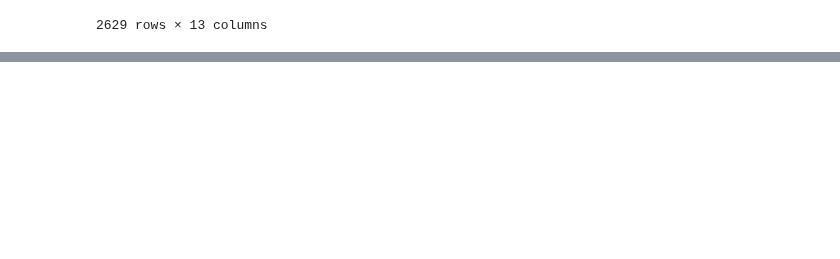
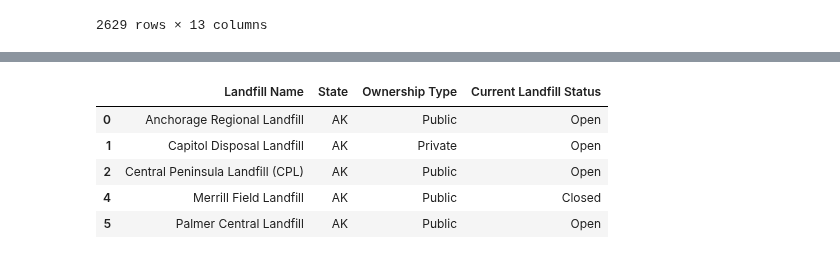
Before and after one commit to LCHoffman/Project_1, a Jupyter notebook: Landfill_df.ipynb, the cells around one changed output, grey strips where cells are left out. Drawn from its saved outputs; the diff is of its cells as text; code cells hidden in the pictures; blank space fills up the shorter version.

```diff
--- a/Landfill_df.ipynb
+++ b/Landfill_df.ipynb
@@ -40,0 +58,11 @@ landfill_df.dropna()
+# %%
+#Create a dataframe that is LANDFILL STATUS
+status_df = landfill_df[['Landfill Name', 'State','Ownership Type','Current Landfill Status']]
+status_df.head()
+# %% [output]
+|  | Landfill Name | State | Ownership Type | Current Landfill Status |
+| 0 | Anchorage Regional Landfill | AK | Public | Open |
+| 1 | Capitol Disposal Landfill | AK | Private | Open |
+| 2 | Central Peninsula Landfill (CPL) | AK | Public | Open |
+| 4 | Merrill Field Landfill | AK | Public | Closed |
+| 5 | Palmer Central Landfill | AK | Public | Open |
```
Also changed, not shown: parts of 5 cells of this notebook.
